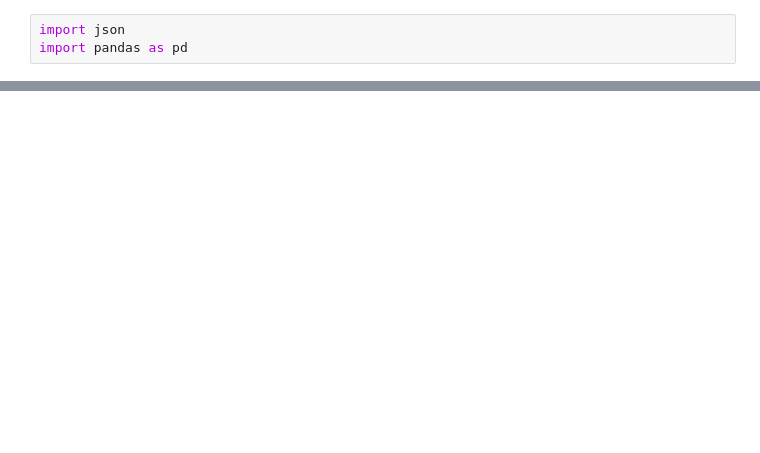
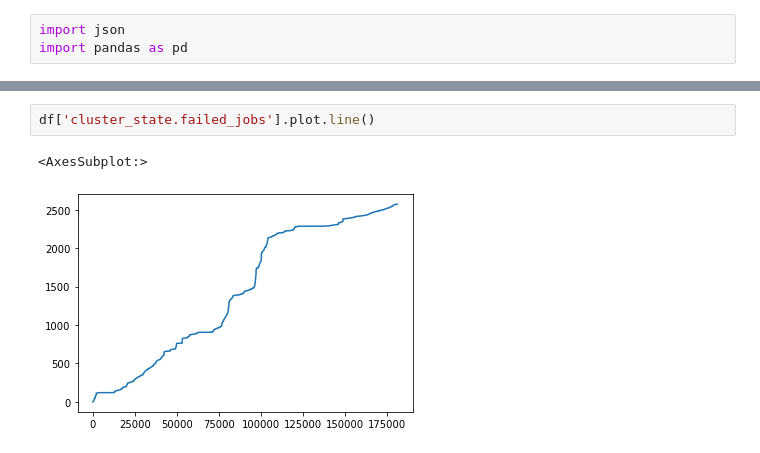
Before and after one commit to Artlands/DisaggregationAwareScheduler, a Jupyter notebook: utils/event_analysis.ipynb, the cells around one changed output, grey strips where cells are left out. Drawn from its saved outputs; the diff is of its cells as text; blank space fills up the shorter version.

```diff
--- a/utils/event_analysis.ipynb
+++ b/utils/event_analysis.ipynb
@@ -29,3 +29,8 @@ df['cluster_state.running_jobs'].plot.line()
+# %%
+df['cluster_state.failed_jobs'].plot.line()
+# %% [output]
+<AxesSubplot:>
+[figure, added]
 # %%
 df['cluster_state.nodes_utilization'].plot.line()
 # %% [output]
```
Also changed, not shown: parts of 5 cells of this notebook, 12 other files.
